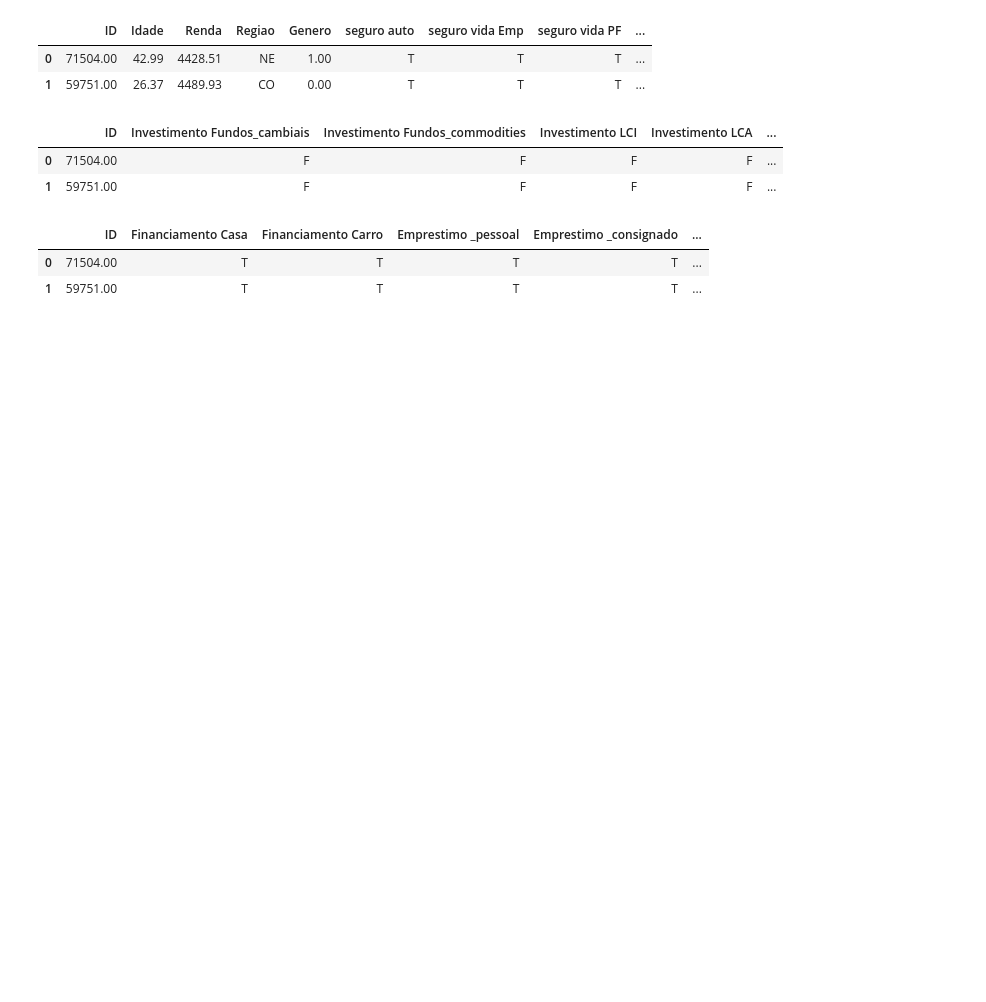
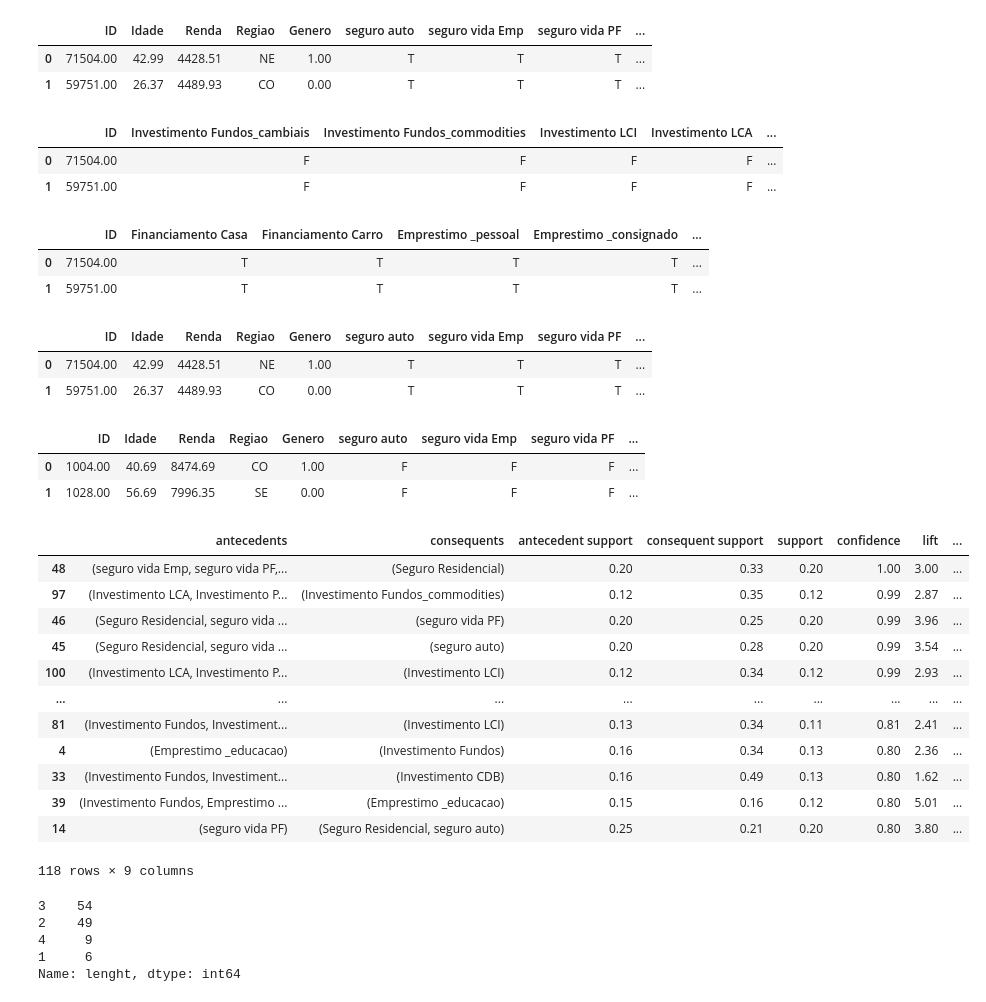
Before and after one commit to MaksonViini/Data-Science-Projects, a Jupyter notebook: Maratona Behind the Code 2021/03_GFT/gft_associate_rules.ipynb, the cells around one changed output. Cells and saved outputs as stored; diff of their text form; code cells hidden in the pictures; blank space fills up the shorter version.

```diff
--- a/Maratona Behind the Code 2021/03_GFT/gft_associate_rules.ipynb
+++ b/Maratona Behind the Code 2021/03_GFT/gft_associate_rules.ipynb
@@ -30,4 +33,16 @@ efg.head(2)
 | 0 | 71504.00 | T | T | T | T | ... |
 | 1 | 59751.00 | T | T | T | T | ... |
 # %%
-# pd.merge([abc, cde, efg], on=='ID')
+df1 = pd.merge(cde, efg, on='ID')
+data = pd.merge(abc, df1, on='ID')
+data.head(2)
+# %% [output]
+|  | ID | Idade | Renda | Regiao | Genero | seguro auto | seguro vida Emp | seguro vida PF | ... |
+| 0 | 71504.00 | 42.99 | 4428.51 | NE | 1.00 | T | T | T | ... |
+| 1 | 59751.00 | 26.37 | 4489.93 | CO | 0.00 | T | T | T | ... |
+# %%
+answers.head(2)
+# %% [output]
+|  | ID | Idade | Renda | Regiao | Genero | seguro auto | seguro vida Emp | seguro vida PF | ... |
+| 0 | 1004.00 | 40.69 | 8474.69 | CO | 1.00 | F | F | F | ... |
+| 1 | 1028.00 | 56.69 | 7996.35 | SE | 0.00 | F | F | F | ... |
@@ -33,0 +54,29 @@ efg.head(2)
+# %%
+onehot = lambda x: 1 if x == 'T' else 0
+# %%
+for cols in data.columns[5::]:
+    data[cols] = data[cols].apply(onehot)
+# %%
+# Building the model
+frq_items = apriori(data.iloc[:, 5::], min_support=0.1, use_colnames=True,)
+
+frq_items
+
+# Collecting the inferred rules in a dataframe
+rules = association_rules(frq_items, metric ="confidence", min_threshold=0.8)
+rules = rules.sort_values(['confidence', 'lift'], ascending =[False, False])
+rules
+# %% [output]
+|  | antecedents | consequents | antecedent support | consequent support | support | confidence | lift | ... |
+| 48 | (seguro vida Emp, seguro vida PF,... | (Seguro Residencial) | 0.20 | 0.33 | 0.20 | 1.00 | 3.00 | ... |
+| 97 | (Investimento LCA, Investimento P... | (Investimento Fundos_commodities) | 0.12 | 0.35 | 0.12 | 0.99 | 2.87 | ... |
+| 46 | (Seguro Residencial, seguro vida ... | (seguro vida PF) | 0.20 | 0.25 | 0.20 | 0.99 | 3.96 | ... |
+| 45 | (Seguro Residencial, seguro vida ... | (seguro auto) | 0.20 | 0.28 | 0.20 | 0.99 | 3.54 | ... |
+| 100 | (Investimento LCA, Investimento P... | (Investimento LCI) | 0.12 | 0.34 | 0.12 | 0.99 | 2.93 | ... |
+| ... | ... | ... | ... | ... | ... | ... | ... | ... |
+| 81 | (Investimento Fundos, Investiment... | (Investimento LCI) | 0.13 | 0.34 | 0.11 | 0.81 | 2.41 | ... |
+| 4 | (Emprestimo _educacao) | (Investimento Fundos) | 0.16 | 0.34 | 0.13 | 0.80 | 2.36 | ... |
+| 33 | (Investimento Fundos, Investiment... | (Investimento CDB) | 0.16 | 0.49 | 0.13 | 0.80 | 1.62 | ... |
+| 39 | (Investimento Fundos, Emprestimo ... | (Emprestimo _educacao) | 0.15 | 0.16 | 0.12 | 0.80 | 5.01 | ... |
+| 14 | (seguro vida PF) | (Seguro Residencial, seguro auto) | 0.25 | 0.21 | 0.20 | 0.80 | 3.80 | ... |
+118 rows × 9 columns
@@ -33,0 +85,8 @@ efg.head(2)
+# %%
+rules['lenght'].value_counts()
+# %% [output]
+3    54
+2    49
+4     9
+1     6
+Name: lenght, dtype: int64
```
Also changed, not shown: parts of 17 cells of this notebook, 3 other files.
